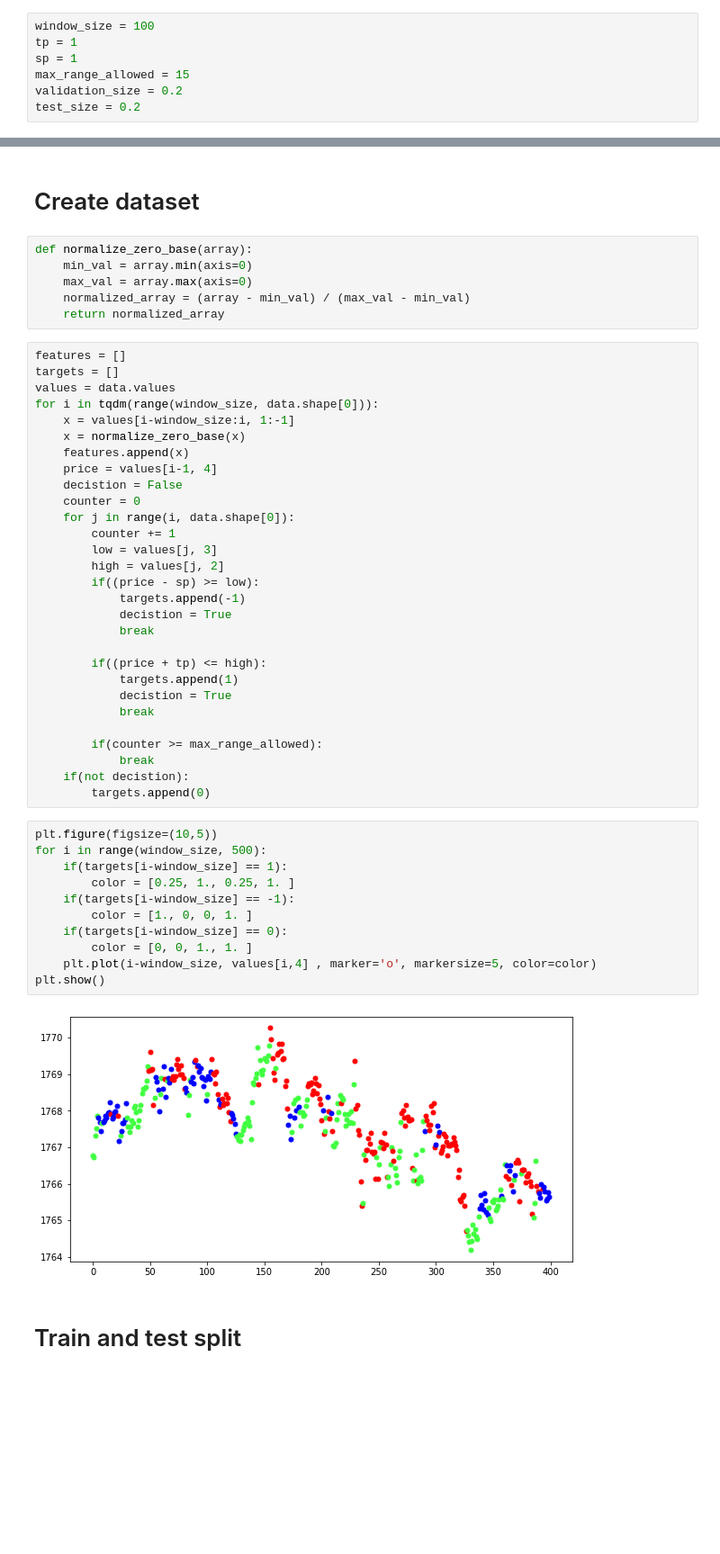
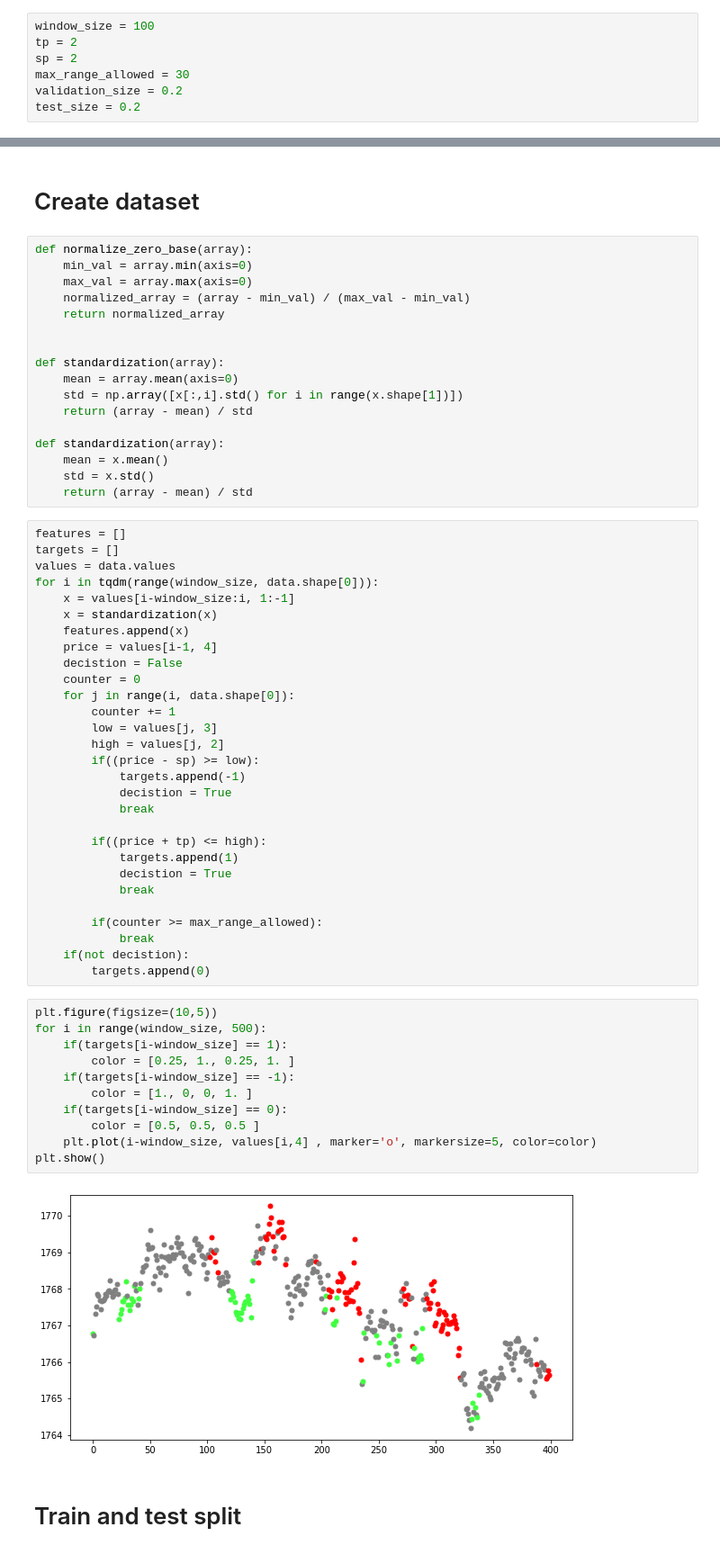
Before and after one commit to Ilia-Abolhasani/forex-price-prediction, a Jupyter notebook: Code.ipynb, the cells around one changed output, grey strips where cells are left out. Shown at 90% size. Cells and saved outputs as stored; diff of their text form; blank space fills up the shorter version.

```diff
--- a/Code.ipynb
+++ b/Code.ipynb
@@ -46,9 +46,9 @@ keras version  2.9.0
 # Config
 # %%
 window_size = 100
-tp = 1
-sp = 1
-max_range_allowed = 15
+tp = 2
+sp = 2
+max_range_allowed = 30
 validation_size = 0.2
 test_size = 0.2
 # %% [markdown]
@@ -97,13 +97,24 @@ def normalize_zero_base(array):
     max_val = array.max(axis=0)
     normalized_array = (array - min_val) / (max_val - min_val)
     return normalized_array
+
+
+def standardization(array):
+    mean = array.mean(axis=0)
+    std = np.array([x[:,i].std() for i in range(x.shape[1])])
+    return (array - mean) / std
+
+def standardization(array):
+    mean = x.mean()
+    std = x.std()
+    return (array - mean) / std
 # %%
 features = []
 targets = []
 values = data.values
 for i in tqdm(range(window_size, data.shape[0])):
     x = values[i-window_size:i, 1:-1]
-    x = normalize_zero_base(x)
+    x = standardization(x)
     features.append(x)
     price = values[i-1, 4]
     decistion = False
@@ -129,16 +140,16 @@ for i in tqdm(range(window_size, data.shape[0])):
 # %%
 plt.figure(figsize=(10,5))
 for i in range(window_size, 500):
     if(targets[i-window_size] == 1):
         color = [0.25, 1., 0.25, 1. ]
     if(targets[i-window_size] == -1):
         color = [1., 0, 0, 1. ]
     if(targets[i-window_size] == 0):
-        color = [0, 0, 1., 1. ]
+        color = [0.5, 0.5, 0.5 ]
     plt.plot(i-window_size, values[i,4] , marker='o', markersize=5, color=color)
 plt.show()
 # %% [output]
-[figure, old version]
+[figure, new version]
 # %% [markdown]
 # Train and test split
 # %%
```
Also changed, not shown: parts of 10 cells of this notebook.
